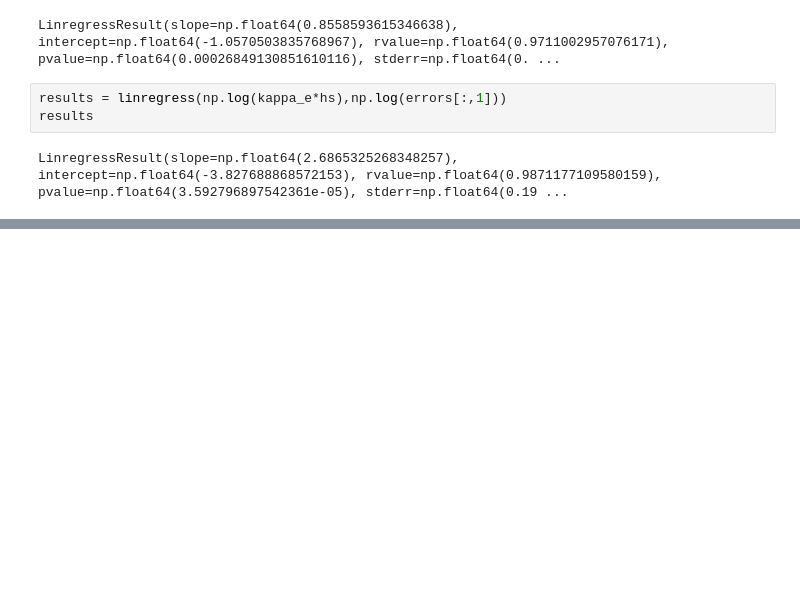
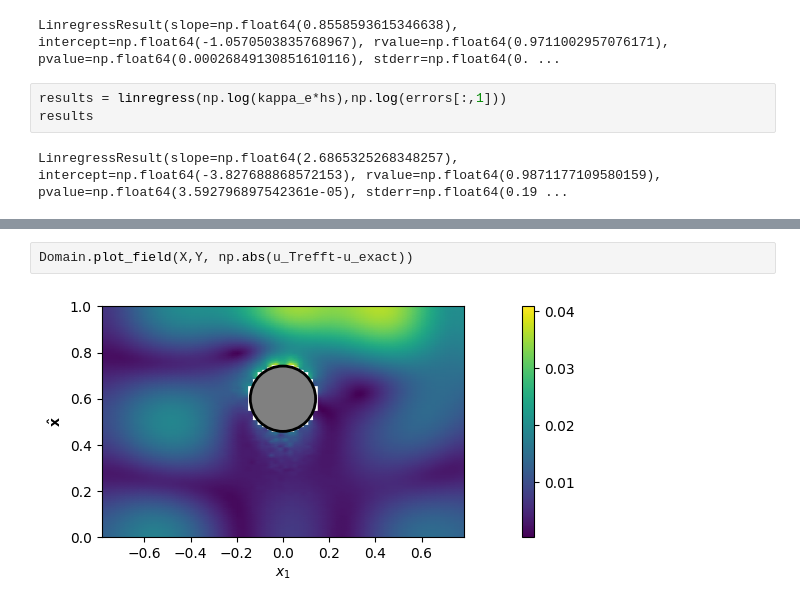
Before and after one commit to MPenaR/UWVFTrefftz, a Jupyter notebook: src/trend_line.ipynb, the cells around one changed output, grey strips where cells are left out. Drawn from its saved outputs; the diff is of its cells as text; blank space fills up the shorter version.

```diff
--- a/src/trend_line.ipynb
+++ b/src/trend_line.ipynb
@@ -233,0 +260,4 @@ Domain.plot_field(X,Y, np.real(u_Trefft))
+# %%
+Domain.plot_field(X,Y, np.abs(u_Trefft-u_exact))
+# %% [output]
+[figure, added]
```
Also changed, not shown: parts of 7 cells of this notebook, 7 other files.
